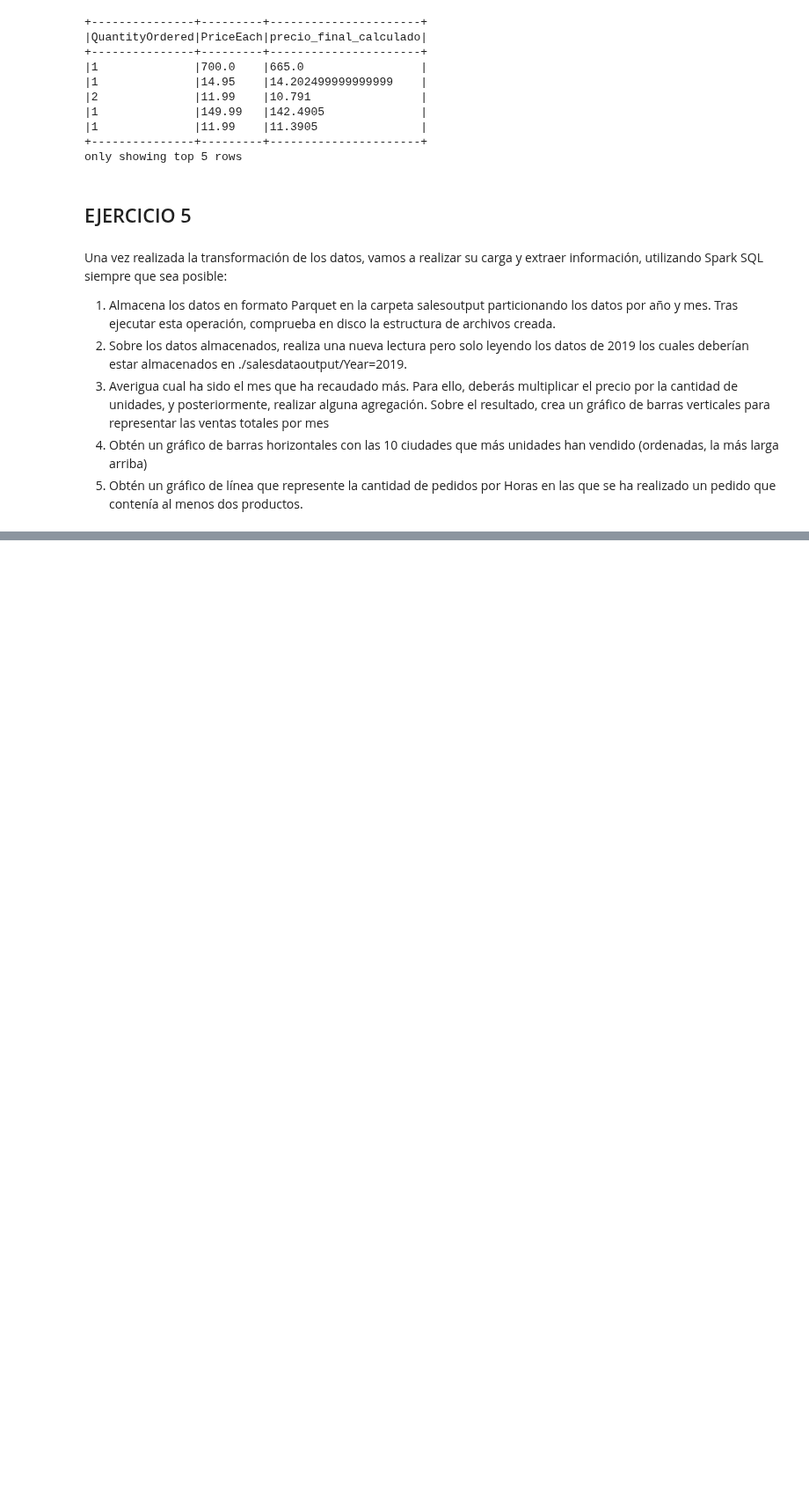
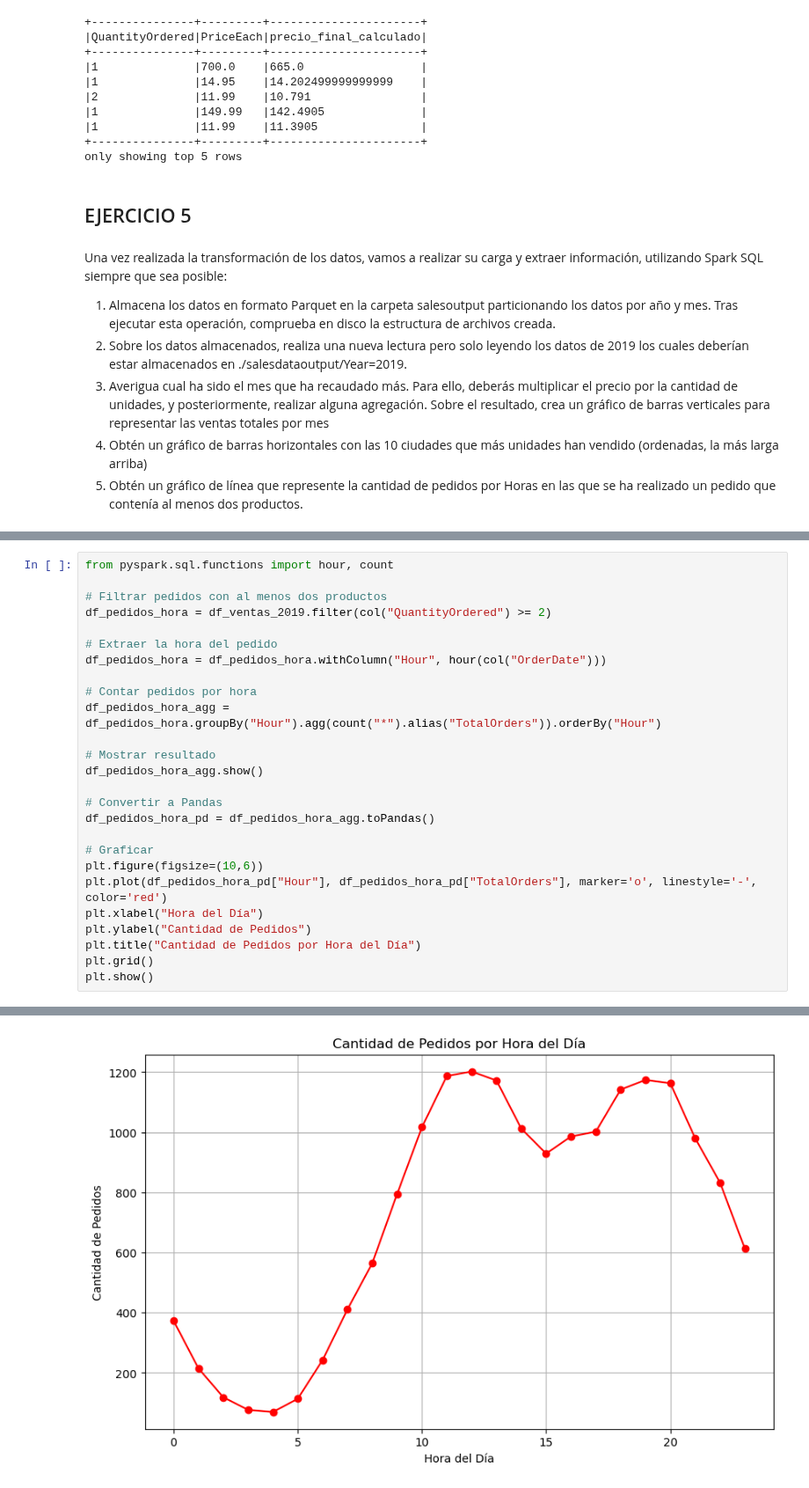
Before and after one commit to Guifora/IABD, a Jupyter notebook: BIGDATA/Spark/BGD_3_11Ejercicios_guillermo_fora.ipynb, the cells around one changed output, grey strips where cells are left out. Shown at 88% size. Saved outputs shown, nothing was run; the diff lists cells and outputs as text; blank space fills up the shorter version.

```diff
--- a/BIGDATA/Spark/BGD_3_11Ejercicios_guillermo_fora.ipynb
+++ b/BIGDATA/Spark/BGD_3_11Ejercicios_guillermo_fora.ipynb
@@ -920,0 +1050,27 @@ Una vez realizada la transformación de los datos, vamos a realizar su carga y e
+# %%
+from pyspark.sql.functions import hour, count
+
+# Filtrar pedidos con al menos dos productos
+df_pedidos_hora = df_ventas_2019.filter(col("QuantityOrdered") >= 2)
+
+# Extraer la hora del pedido
+df_pedidos_hora = df_pedidos_hora.withColumn("Hour", hour(col("OrderDate")))
+
+# Contar pedidos por hora
+df_pedidos_hora_agg = df_pedidos_hora.groupBy("Hour").agg(count("*").alias("TotalOrders")).orderBy("Hour")
+
+# Mostrar resultado
+df_pedidos_hora_agg.show()
+
+# Convertir a Pandas
+df_pedidos_hora_pd = df_pedidos_hora_agg.toPandas()
+
+# Graficar
+plt.figure(figsize=(10,6))
+plt.plot(df_pedidos_hora_pd["Hour"], df_pedidos_hora_pd["TotalOrders"], marker='o', linestyle='-', color='red')
+plt.xlabel("Hora del Día")
+plt.ylabel("Cantidad de Pedidos")
+plt.title("Cantidad de Pedidos por Hora del Día")
+plt.grid()
+plt.show()
+# %% [output]
@@ -920,0 +1094 @@ Una vez realizada la transformación de los datos, vamos a realizar su carga y e
+[figure, added]
```
Also changed, not shown: parts of 13 cells of this notebook, 6 other files.
